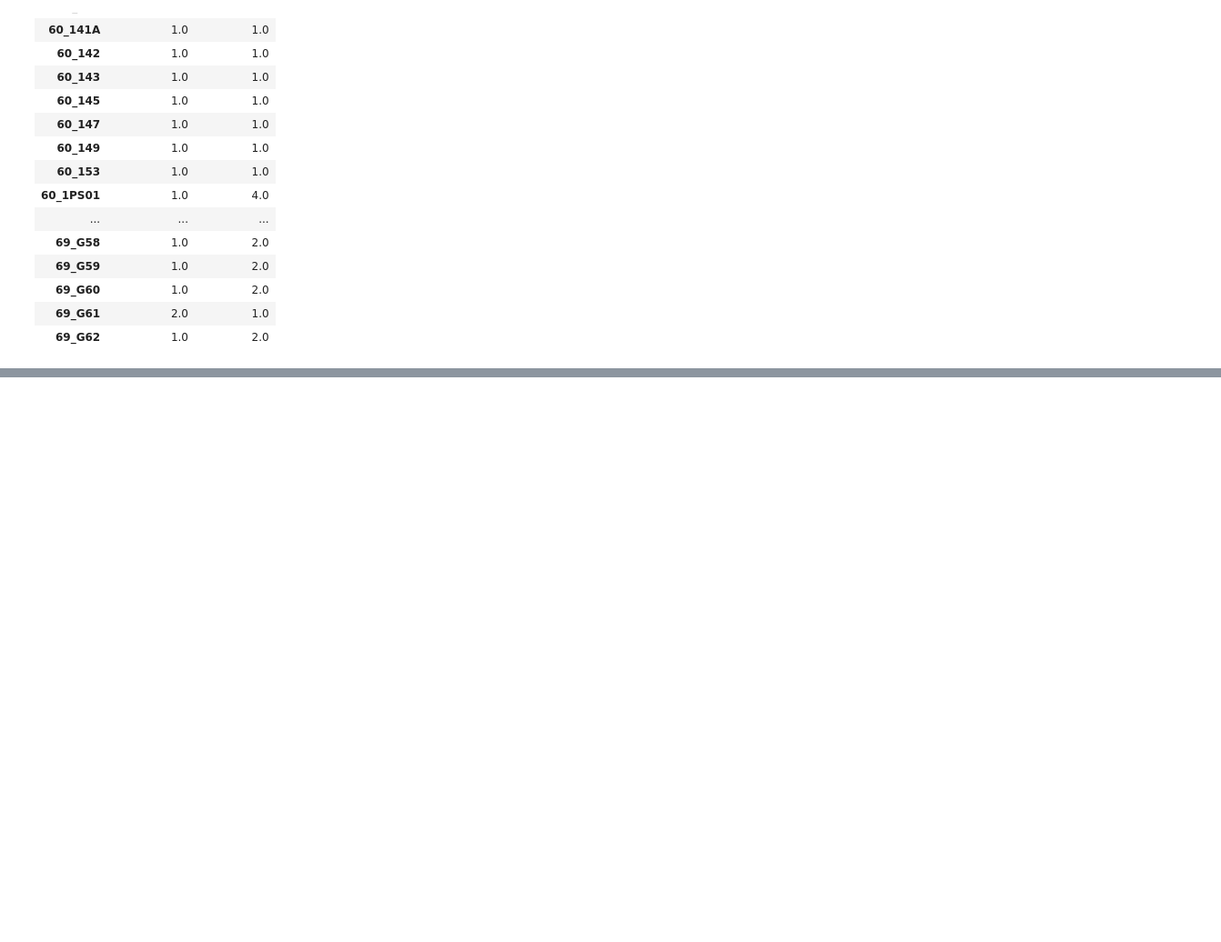
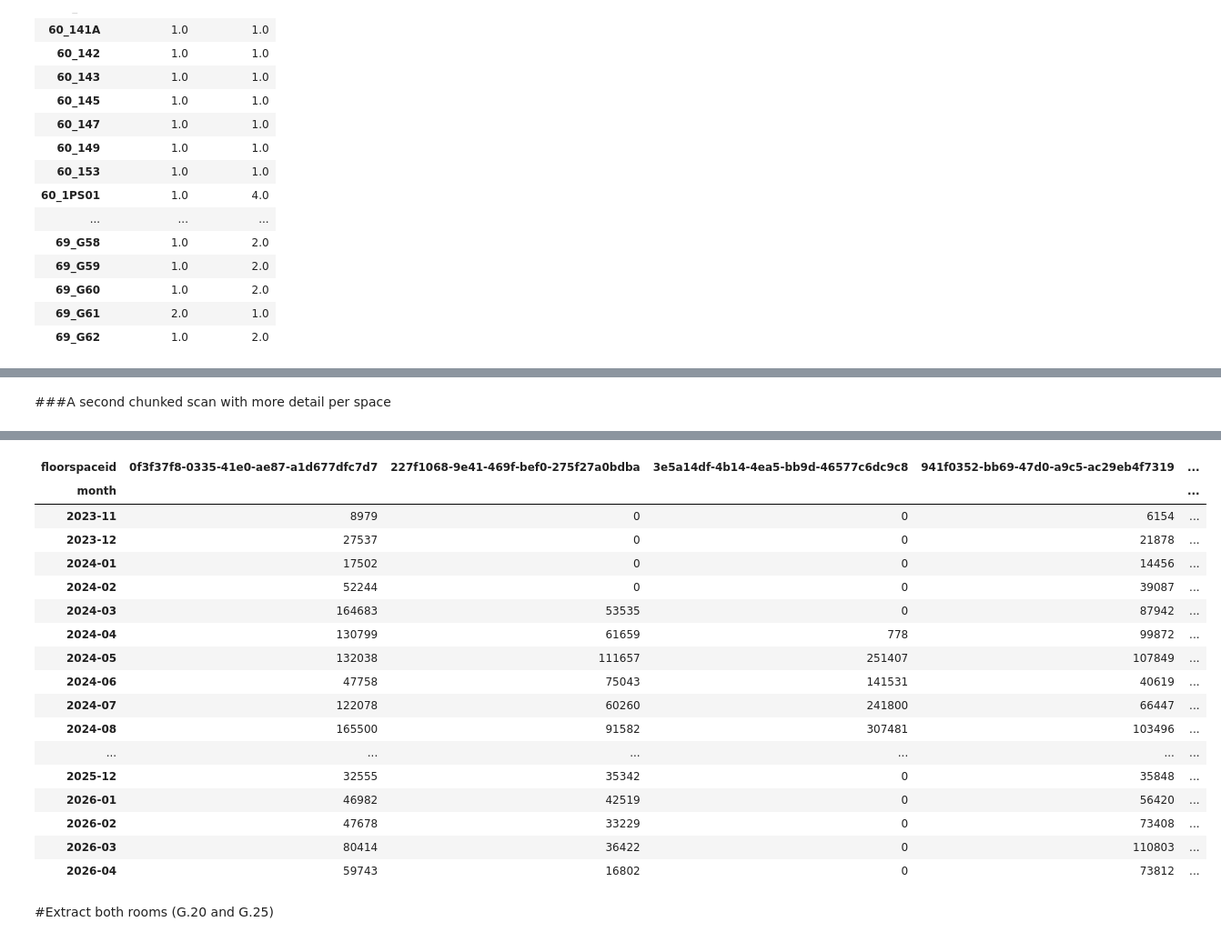
Before and after one commit to bwuu0042/Occupancy-Gap-Reconstruction, a Jupyter notebook: notebooks/00_project_log.ipynb, the cells around one changed output, grey strips where cells are left out. Shown at 91% size. Saved outputs shown, nothing was run; the diff lists cells and outputs as text; code cells hidden in the pictures; blank space fills up the shorter version.

```diff
--- a/notebooks/00_project_log.ipynb
+++ b/notebooks/00_project_log.ipynb
@@ -233,0 +233,14 @@ Fast-forward
+# %%
+from collections import Counter
+
+space_counts = Counter()
+month_counts = Counter()
+
+for chunk in pd.read_csv(OCC_ZIP, usecols=["floorspaceid", "collecteddate"],
+                         dtype=str, chunksize=500_000):
+    space_counts.update(chunk["floorspaceid"].value_counts().to_dict())
+    t = pd.to_datetime(chunk["collecteddate"], utc=True, errors="coerce")
+    month_counts.update(t.dt.strftime("%Y-%m").value_counts().to_dict())
+
+print(len(space_counts), "distinct floorspaceids in the data")
+print(sorted(month_counts.items()))
@@ -233,0 +279,27 @@ Fast-forward
+# %% [markdown]
+###A second chunked scan with more detail per space
+# %%
+from collections import Counter
+
+month_parts, range_parts = [], []
+headcount_counts = Counter()
+
+for chunk in pd.read_csv(OCC_ZIP,
+                         usecols=["floorspaceid", "headcount", "collecteddate"],
+                         dtype=str, chunksize=500_000):
+    t = pd.to_datetime(chunk["collecteddate"], utc=True, errors="coerce")
+    chunk["month"] = t.dt.strftime("%Y-%m")
+    chunk["t"] = t
+    month_parts.append(chunk.groupby(["floorspaceid", "month"]).size().rename("events").reset_index())
+    range_parts.append(chunk.groupby("floorspaceid")["t"].agg(["min", "max"]))
+    headcount_counts.update(chunk.groupby(["floorspaceid", "headcount"]).size().to_dict())
+
+per_month = (pd.concat(month_parts).groupby(["floorspaceid", "month"])["events"]
+             .sum().unstack("floorspaceid").fillna(0).astype(int))
+ranges = pd.concat(range_parts).groupby(level=0).agg({"min": "min", "max": "max"})
+
+print(ranges)
+print()
+print(sorted(headcount_counts.items()))
+per_month
+# %% [output]
@@ -233,0 +323,20 @@ Fast-forward
+| floorspaceid | 0f3f37f8-0335-41e0-ae87-a1d677dfc7d7 | 227f1068-9e41-469f-bef0-275f27a0bdba | 3e5a14df-4b14-4ea5-bb9d-46577c6dc9c8 | 941f0352-bb69-47d0-a9c5-ac29eb4f7319 | ... |
+| month |  |  |  |  | ... |
+| 2023-11 | 8979 | 0 | 0 | 6154 | ... |
+| 2023-12 | 27537 | 0 | 0 | 21878 | ... |
+| 2024-01 | 17502 | 0 | 0 | 14456 | ... |
+| 2024-02 | 52244 | 0 | 0 | 39087 | ... |
+| 2024-03 | 164683 | 53535 | 0 | 87942 | ... |
+| 2024-04 | 130799 | 61659 | 778 | 99872 | ... |
+| 2024-05 | 132038 | 111657 | 251407 | 107849 | ... |
+| 2024-06 | 47758 | 75043 | 141531 | 40619 | ... |
+| 2024-07 | 122078 | 60260 | 241800 | 66447 | ... |
+| 2024-08 | 165500 | 91582 | 307481 | 103496 | ... |
+| ... | ... | ... | ... | ... | ... |
+| 2025-12 | 32555 | 35342 | 0 | 35848 | ... |
+| 2026-01 | 46982 | 42519 | 0 | 56420 | ... |
+| 2026-02 | 47678 | 33229 | 0 | 73408 | ... |
+| 2026-03 | 80414 | 36422 | 0 | 110803 | ... |
+| 2026-04 | 59743 | 16802 | 0 | 73812 | ... |
+# %% [markdown]
+#Extract both rooms (G.20 and G.25)
```
Also changed, not shown: parts of 18 cells of this notebook.
